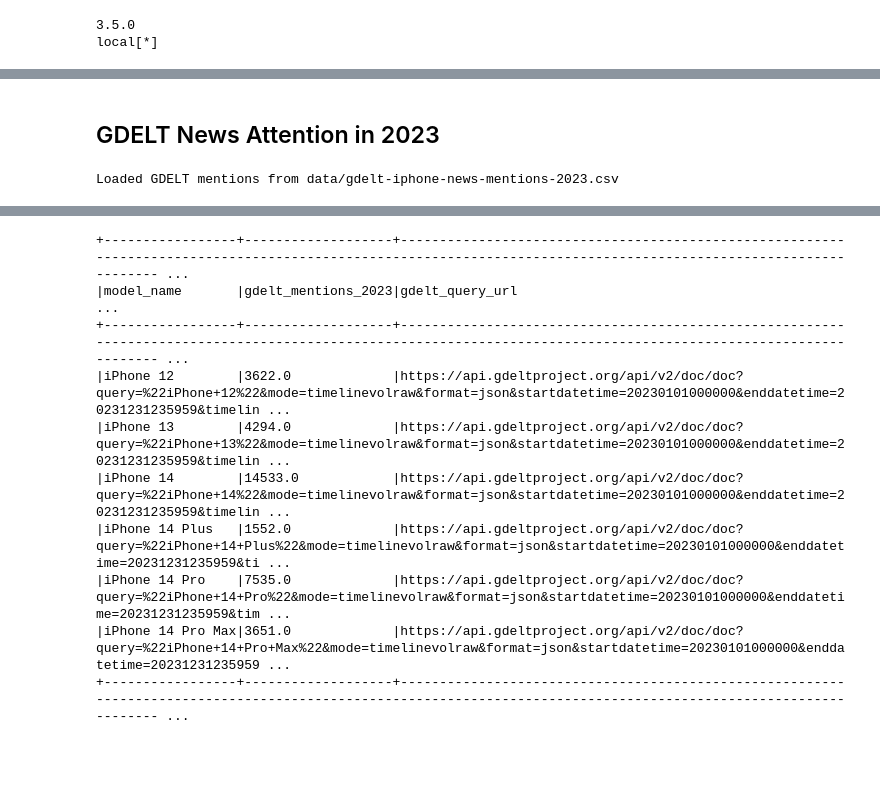
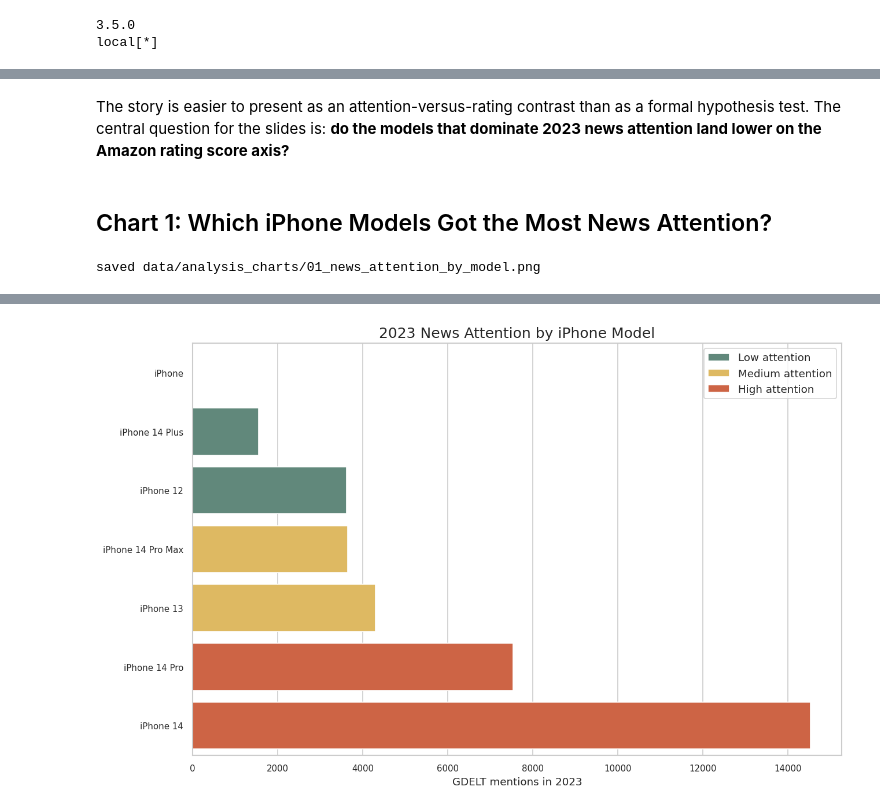
Before and after one commit to cureboyxxx/BigDataEngineeringProject, a Jupyter notebook: notebooks/05-analysis-iPhones-Amazon-value-vs-news-attention.ipynb, the cells around one changed output, grey strips where cells are left out. Saved outputs shown, nothing was run; the diff lists cells and outputs as text; code cells hidden in the pictures; blank space fills up the shorter version.

Commit message:
refine analysis and story, add charts

```diff
--- a/notebooks/05-analysis-iPhones-Amazon-value-vs-news-attention.ipynb
+++ b/notebooks/05-analysis-iPhones-Amazon-value-vs-news-attention.ipynb
@@ -46,10 +53,9 @@ from pyspark.sql.types import (
 ## Spark Context and Session
 # %%
 spark = (
-    SparkSession
-    .builder
+    SparkSession.builder
     .master("local[*]")
-    .appName("iphone-amazon-value-news-attention")
+    .appName("iphone-amazon-rating-news-attention")
     .config("spark.ui.showConsoleProgress", "false")
     .getOrCreate()
 )
@@ -394,50 +335,24 @@ model_coverage_df.show(100, truncate=False)
 # %% [markdown]
-## GDELT News Attention in 2023
+The story is easier to present as an attention-versus-rating contrast than as a formal hypothesis test. The central question for the slides is: **do the models that dominate 2023 news attention land lower on the Amazon rating score axis?**
+# %% [markdown]
+## Chart 1: Which iPhone Models Got the Most News Attention?
 # %%
-gdelt_output_file = "data/gdelt-iphone-news-mentions-2023.csv"
+attention_order = analysis_df.sort_values("gdelt_mentions_2023", ascending=True)
 
-if os.path.exists(gdelt_output_file):
-    gdelt_mentions_pd = pd.read_csv(gdelt_output_file)
-    print(f"Loaded GDELT mentions from {gdelt_output_file}")
-else:
-    raise FileNotFoundError(
-        f"{gdelt_output_file} was not found. Run "
-        "02-gdelt-iphone-news-mentions-API-request.ipynb before this analysis notebook."
-    )
-
-required_gdelt_columns = [
-    "model_name",
-    "gdelt_mentions_2023",
-    "gdelt_query_url",
-    "gdelt_fetch_status",
-]
-missing_gdelt_columns = [
-    column
-    for column in required_gdelt_columns
-    if column not in gdelt_mentions_pd.columns
-]
-
-if missing_gdelt_columns:
-    raise ValueError(f"{gdelt_output_file} is missing required columns: {missing_gdelt_columns}")
-
-gdelt_mentions_pd["gdelt_mentions_2023"] = pd.to_numeric(
-    gdelt_mentions_pd["gdelt_mentions_2023"],
-    errors="coerce",
+plt.figure(figsize=(11, 7))
+ax = sns.barplot(
+    data=attention_order,
+    x="gdelt_mentions_2023",
+    y="model_name",
+    hue="attention_group",
+    dodge=False,
+    palette=["#5B8E7D", "#F2C14E", "#E4572E"],
 )
-gdelt_mentions_pd["gdelt_fetch_status"] = gdelt_mentions_pd["gdelt_fetch_status"].fillna("unknown")
-gdelt_mentions_pd = gdelt_mentions_pd.where(pd.notnull(gdelt_mentions_pd), None)
-
-display(gdelt_mentions_pd)
-
-gdelt_mentions_schema = StructType([
-    StructField("model_name", StringType(), True),
-    StructField("gdelt_mentions_2023", DoubleType(), True),
-    StructField("gdelt_query_url", StringType(), True),
-    StructField("gdelt_fetch_status", StringType(), True),
-])
-
-gdelt_mentions_df = spark.createDataFrame(gdelt_mentions_pd, schema=gdelt_mentions_schema)
-
-gdelt_mentions_df.show(100, truncate=False)
+ax.set_title("2023 News Attention by iPhone Model")
+ax.set_xlabel("GDELT mentions in 2023")
+ax.set_ylabel("")
+ax.legend(title="")
+save_chart("01_news_attention_by_model.png")
+plt.show()
 # %% [output]
-Loaded GDELT mentions from data/gdelt-iphone-news-mentions-2023.csv
+saved data/analysis_charts/01_news_attention_by_model.png
@@ -451,11 +359,2 @@ Loaded GDELT mentions from data/gdelt-iphone-news-mentions-2023.csv
-+-----------------+-------------------+----------------------------------------------------------------------------------------------------------------------------------------------------------------- ...
-|model_name       |gdelt_mentions_2023|gdelt_query_url                                                                                                                                                   ...
-+-----------------+-------------------+----------------------------------------------------------------------------------------------------------------------------------------------------------------- ...
-|iPhone 12        |3622.0             |https://api.gdeltproject.org/api/v2/doc/doc?query=%22iPhone+12%22&mode=timelinevolraw&format=json&startdatetime=20230101000000&enddatetime=20231231235959&timelin ...
-|iPhone 13        |4294.0             |https://api.gdeltproject.org/api/v2/doc/doc?query=%22iPhone+13%22&mode=timelinevolraw&format=json&startdatetime=20230101000000&enddatetime=20231231235959&timelin ...
-|iPhone 14        |14533.0            |https://api.gdeltproject.org/api/v2/doc/doc?query=%22iPhone+14%22&mode=timelinevolraw&format=json&startdatetime=20230101000000&enddatetime=20231231235959&timelin ...
-|iPhone 14 Plus   |1552.0             |https://api.gdeltproject.org/api/v2/doc/doc?query=%22iPhone+14+Plus%22&mode=timelinevolraw&format=json&startdatetime=20230101000000&enddatetime=20231231235959&ti ...
-|iPhone 14 Pro    |7535.0             |https://api.gdeltproject.org/api/v2/doc/doc?query=%22iPhone+14+Pro%22&mode=timelinevolraw&format=json&startdatetime=20230101000000&enddatetime=20231231235959&tim ...
-|iPhone 14 Pro Max|3651.0             |https://api.gdeltproject.org/api/v2/doc/doc?query=%22iPhone+14+Pro+Max%22&mode=timelinevolraw&format=json&startdatetime=20230101000000&enddatetime=20231231235959 ...
-+-----------------+-------------------+----------------------------------------------------------------------------------------------------------------------------------------------------------------- ...
+[figure, added]
 # %% [markdown]
```
Also changed, not shown: parts of 44 cells of this notebook, 2 other files.
